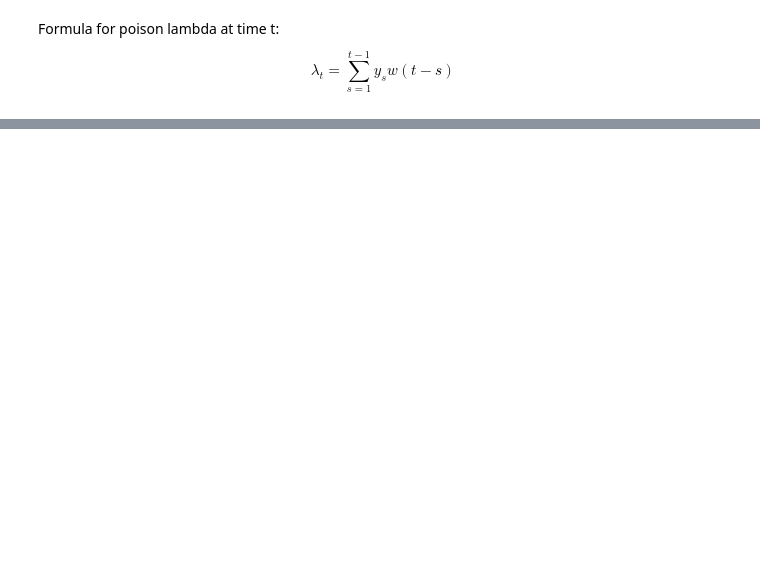
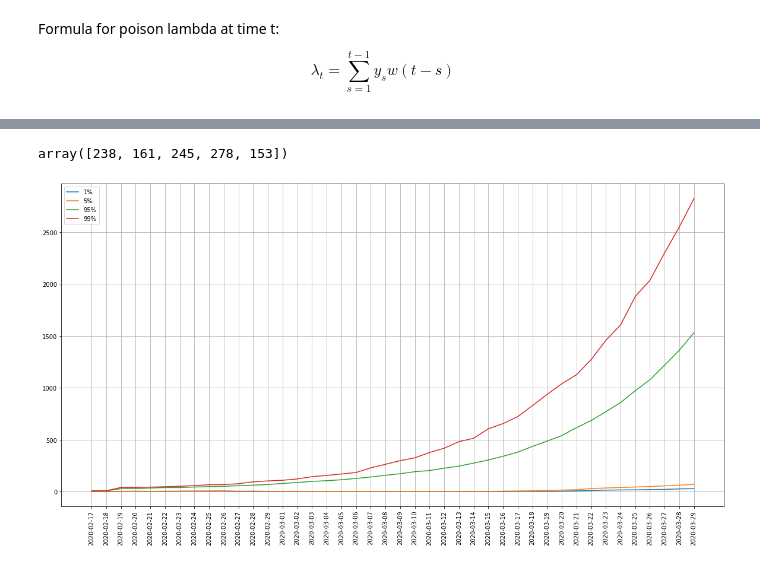
Before and after one commit to rogeriochaves/covid19-estimation-from-deaths, a Jupyter notebook: covid19.ipynb, the cells around one changed output, grey strips where cells are left out. Saved outputs shown, nothing was run; the diff lists cells and outputs as text; code cells hidden in the pictures; blank space fills up the shorter version.

```diff
--- a/covid19.ipynb
+++ b/covid19.ipynb
@@ -69,0 +139,40 @@ plt.plot(incidences);
+# %%
+def simulate_multiple_many_times(deaths, trajectories_simulations):
+    projections = [ simulate_multiple(deaths) for _ in range(0, trajectories_simulations) ]
+    result = {}
+    for projection in projections:
+        for key in projection.keys():
+            if key not in result:
+                result[key] = projection[key]
+            else:
+                result[key] = np.concatenate([result[key], projection[key]])
+    return result
+
+simulations = simulate_multiple_many_times(["2020-03-24", "2020-03-26", "2020-03-28"], trajectories_simulations=100)
+simulations["2020-03-29"][0:5]
+# %% [output]
+array([238, 161, 245, 278, 153])
+# %%
+import collections
+
+def map_percentiles(simulations):
+    percentiles = {}
+    for key in simulations.keys():
+        pcts = np.percentile(simulations[key], [1, 5, 95, 100])
+        percentiles[key] = { 1: pcts[0], 5: pcts[1], 95: pcts[2], 100: pcts[3] }
+    return percentiles
+
+def plot_simulations(simulations):
+    cases = sorted_collection(map_percentiles(simulations))
+    xs = [ key for key in cases.keys() ]
+    ys = [ list(cases[key].values()) for key in cases.keys() ]
+    plt.figure(figsize=(20, 10))
+    plt.plot(xs, ys)
+    plt.xticks(rotation=90)
+    plt.grid()
+    plt.legend(["1%", "5%", "95%", "99%"])
+    plt.show()
+
+plot_simulations(simulations)
+# %% [output]
+[figure, added]
```
Also changed, not shown: parts of 21 cells of this notebook, 2 other files.
